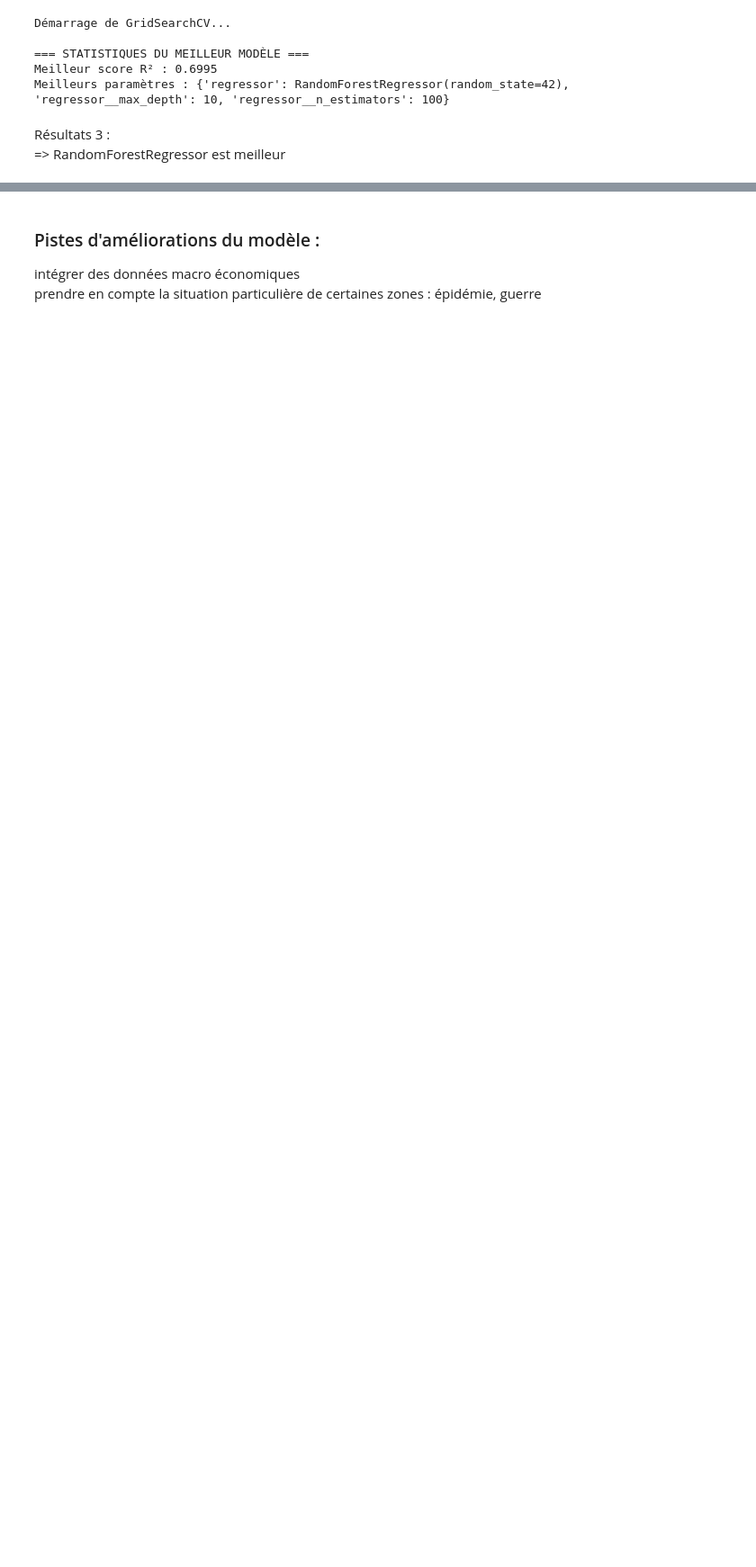
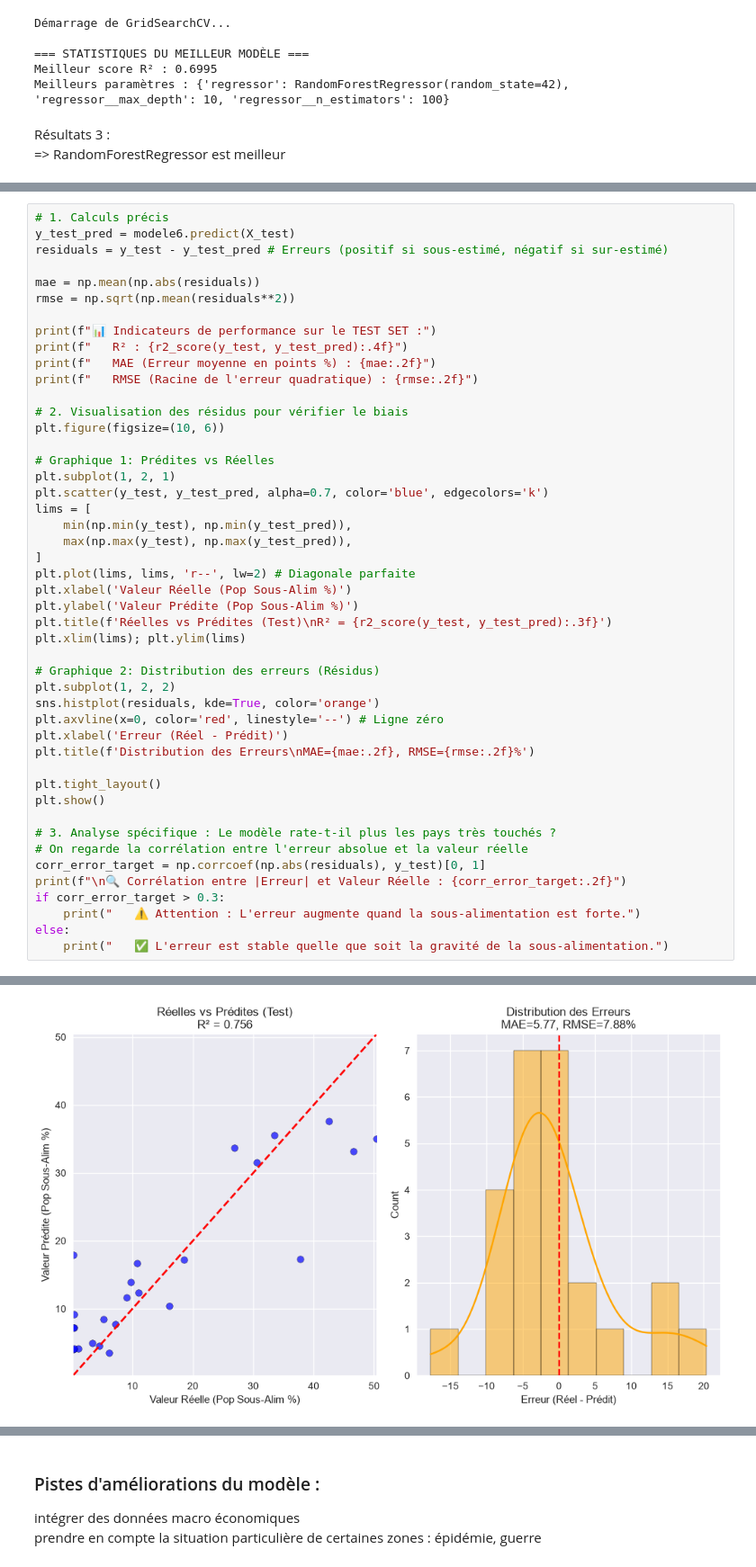
Before and after one commit to SIMPLON-DIST-Data-Analyst-211541/FAO_Analysis_Johan, a Jupyter notebook: src/notebook.ipynb, the cells around one changed output, grey strips where cells are left out. Shown at 90% size. Saved outputs shown, nothing was run; the diff lists cells and outputs as text; blank space fills up the shorter version.

```diff
--- a/src/notebook.ipynb
+++ b/src/notebook.ipynb
@@ -2595,0 +2969,48 @@ Résultats 3 :
+# %%
+# 1. Calculs précis
+y_test_pred = modele6.predict(X_test)
+residuals = y_test - y_test_pred # Erreurs (positif si sous-estimé, négatif si sur-estimé)
+
+mae = np.mean(np.abs(residuals))
+rmse = np.sqrt(np.mean(residuals**2))
+
+print(f"📊 Indicateurs de performance sur le TEST SET :")
+print(f"   R² : {r2_score(y_test, y_test_pred):.4f}")
+print(f"   MAE (Erreur moyenne en points %) : {mae:.2f}")
+print(f"   RMSE (Racine de l'erreur quadratique) : {rmse:.2f}")
+
+# 2. Visualisation des résidus pour vérifier le biais
+plt.figure(figsize=(10, 6))
+
+# Graphique 1: Prédites vs Réelles
+plt.subplot(1, 2, 1)
+plt.scatter(y_test, y_test_pred, alpha=0.7, color='blue', edgecolors='k')
+lims = [
+    min(np.min(y_test), np.min(y_test_pred)),
+    max(np.max(y_test), np.max(y_test_pred)),
+]
+plt.plot(lims, lims, 'r--', lw=2) # Diagonale parfaite
+plt.xlabel('Valeur Réelle (Pop Sous-Alim %)')
+plt.ylabel('Valeur Prédite (Pop Sous-Alim %)')
+plt.title(f'Réelles vs Prédites (Test)\nR² = {r2_score(y_test, y_test_pred):.3f}')
+plt.xlim(lims); plt.ylim(lims)
+
+# Graphique 2: Distribution des erreurs (Résidus)
+plt.subplot(1, 2, 2)
+sns.histplot(residuals, kde=True, color='orange')
+plt.axvline(x=0, color='red', linestyle='--') # Ligne zéro
+plt.xlabel('Erreur (Réel - Prédit)')
+plt.title(f'Distribution des Erreurs\nMAE={mae:.2f}, RMSE={rmse:.2f}%')
+
+plt.tight_layout()
+plt.show()
+
+# 3. Analyse spécifique : Le modèle rate-t-il plus les pays très touchés ?
+# On regarde la corrélation entre l'erreur absolue et la valeur réelle
+corr_error_target = np.corrcoef(np.abs(residuals), y_test)[0, 1]
+print(f"\n🔍 Corrélation entre |Erreur| et Valeur Réelle : {corr_error_target:.2f}")
+if corr_error_target > 0.3:
+    print("   ⚠️ Attention : L'erreur augmente quand la sous-alimentation est forte.")
+else:
+    print("   ✅ L'erreur est stable quelle que soit la gravité de la sous-alimentation.")
+# %% [output]
@@ -2595,0 +3021 @@ Résultats 3 :
+[figure, added]
```
Also changed, not shown: parts of 15 cells of this notebook.
